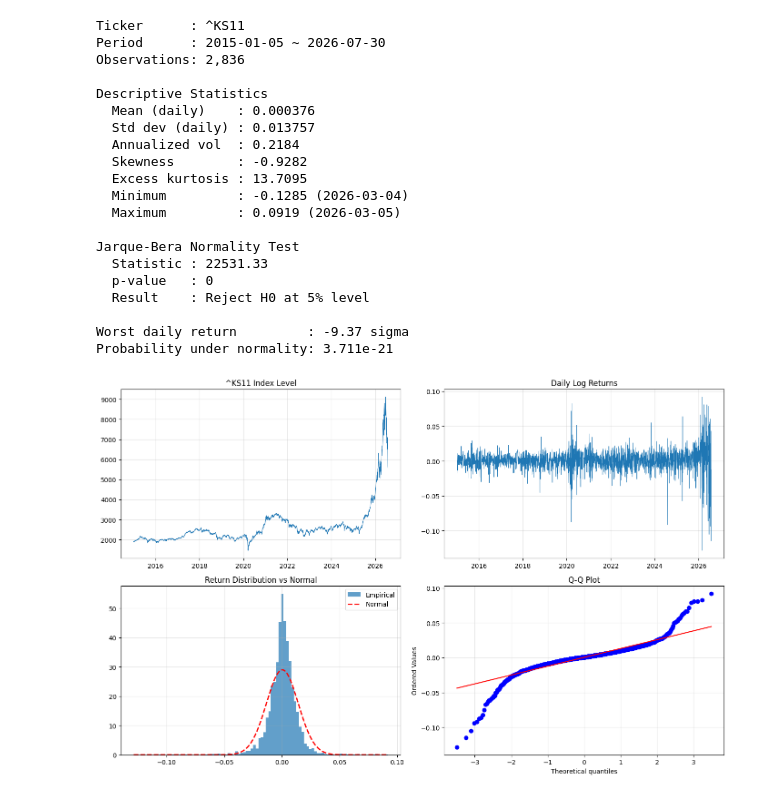
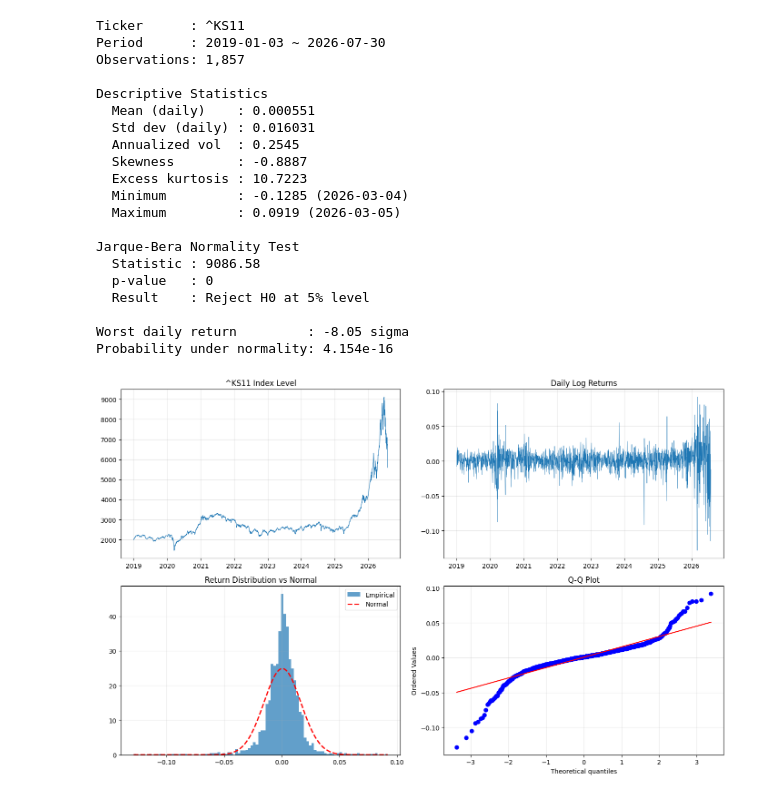
Before and after one commit to woalsse/KOSPI-VaR-Backtesting-Project, a Jupyter notebook: codes/01_log_return_distribution.ipynb, the cells around one changed output. Drawn from its saved outputs; the diff is of its cells as text; code cells hidden in the pictures.

```diff
--- a/codes/01_log_return_distribution.ipynb
+++ b/codes/01_log_return_distribution.ipynb
@@ -15,7 +15,7 @@ import yfinance as yf
 
 
 TICKER = "^KS11"
-START_DATE = "2015-01-01"
+START_DATE = "2019-01-01"
 END_DATE = "2026-07-31"
 TRADING_DAYS = 252
 
@@ -112,41 +112,41 @@ def plot_diagnostics(df, returns, path):
 
 
 def main():
     os.makedirs(FIGURE_DIR, exist_ok=True)
     os.makedirs(DATA_DIR, exist_ok=True)
 
     prices = load_prices(TICKER, START_DATE, END_DATE)
     df = compute_log_returns(prices)
     returns = df["log_return"]
 
     summarize(returns)
     plot_diagnostics(df, returns, os.path.join(FIGURE_DIR, "day1_returns_analysis.png"))
 
     # 2주차 VaR 계산에서 이 파일을 그대로 불러 쓴다.
     df.to_csv(os.path.join(DATA_DIR, "kospi_returns.csv"), encoding="utf-8-sig")
 
 
 if __name__ == "__main__":
     main()
 # %% [output]
 Ticker      : ^KS11
-Period      : 2015-01-05 ~ 2026-07-30
-Observations: 2,836
+Period      : 2019-01-03 ~ 2026-07-30
+Observations: 1,857
 
 Descriptive Statistics
-  Mean (daily)    : 0.000376
-  Std dev (daily) : 0.013757
-  Annualized vol  : 0.2184
-  Skewness        : -0.9282
-  Excess kurtosis : 13.7095
+  Mean (daily)    : 0.000551
+  Std dev (daily) : 0.016031
+  Annualized vol  : 0.2545
+  Skewness        : -0.8887
+  Excess kurtosis : 10.7223
   Minimum         : -0.1285 (2026-03-04)
   Maximum         : 0.0919 (2026-03-05)
 
 Jarque-Bera Normality Test
-  Statistic : 22531.33
+  Statistic : 9086.58
   p-value   : 0
   Result    : Reject H0 at 5% level
 
-Worst daily return         : -9.37 sigma
-Probability under normality: 3.711e-21
+Worst daily return         : -8.05 sigma
+Probability under normality: 4.154e-16
-[figure, old version]
+[figure, new version]
```
Also changed, not shown: parts of 1 cell of this notebook.
